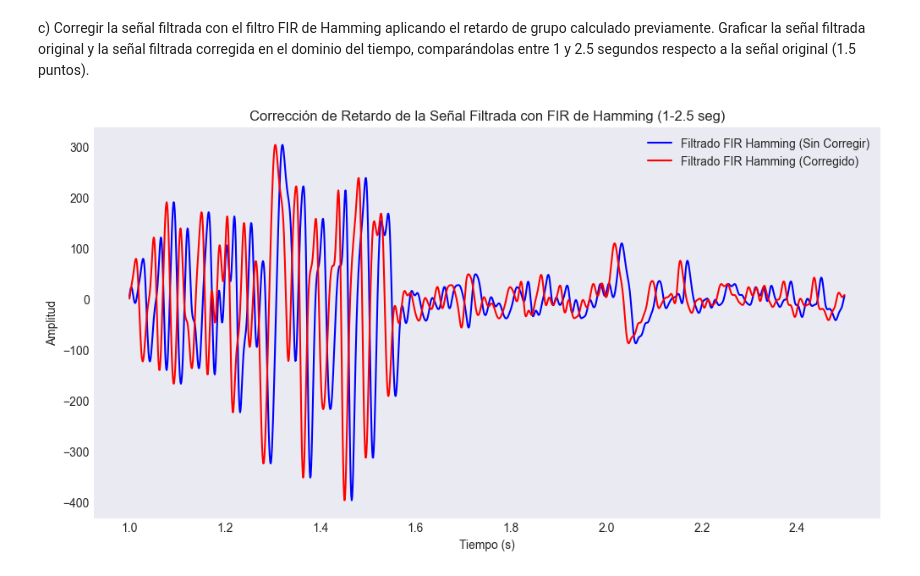
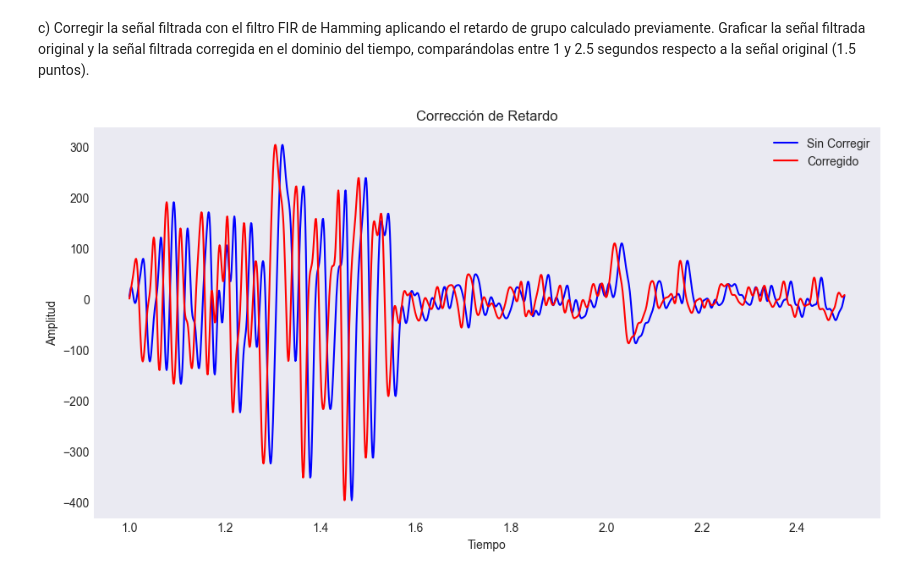
Before and after one commit to ExampleToFollow/PracticasPDS, a Jupyter notebook: Lab4/IF_LAB4_20213704.ipynb, the cells around one changed output. Saved outputs shown, nothing was run; the diff lists cells and outputs as text; code cells hidden in the pictures.

```diff
--- a/Lab4/IF_LAB4_20213704.ipynb
+++ b/Lab4/IF_LAB4_20213704.ipynb
@@ -377,20 +387,16 @@ diferencias observadas (0.5 puntos)
 import numpy as np
 import matplotlib.pyplot as plt
 from scipy.signal import firwin, butter, lfilter
+# Graficar señales filtradas en el intervalo de tiempo 1-2.5 segundos
 
-# Graficar señales filtradas en el intervalo de tiempo 1-2.5 segundos
-start_time = 1
-end_time = 2.5
-start_idx = int(start_time * fs)
-end_idx = int(end_time * fs)
-
+start = int(fs)
+end = int(2.5 * fs)
 plt.figure(figsize=(12, 6))
-plt.plot(t[start_idx:end_idx], emg_signal[start_idx:end_idx], label="Señal Original", color="black")
-plt.plot(t[start_idx:end_idx], emg_hamming[start_idx:end_idx], label="Señal filtrada con Hamming", color="blue")
-plt.plot(t[start_idx:end_idx], emg_filtered_butter[start_idx:end_idx], label="Filtrado IIR Butterworth", color="green")
-
-plt.title("Señales Filtradas con Filtros FIR de Hamming e IIR Butterworth (1-2.5 seg)")
-plt.xlabel("Tiempo (s)")
+plt.plot(t[start:end], emg_signal[start:end], label="Señal inicial", color="black")
+plt.plot(t[start:end], emg_hamming[start:end], label="Filtro con Hamming", color="red")
+plt.plot(t[start:end], emg_filtered_butter[start:end], label="Filtro Butterworth", color="green")
+plt.title("Señales Filtradas")
+plt.xlabel("Tiempo")
 plt.ylabel("Amplitud")
 plt.legend()
 plt.grid()
@@ -432,21 +440,15 @@ previamente. Graficar la señal filtrada original y la señal filtrada corregida
 tiempo, comparándolas entre 1 y 2.5 segundos respecto a la señal original (1.5 puntos).
 # %%
 # Calcular el retardo de grupo promedio para el filtro FIR de Hamming
-prom_retardo_ventana = int(prom_retardo_ventana)
-
-# Aplicar la corrección del retardo a la señal filtrada con el FIR de Hamming
-emg_fir_corrected = np.roll(emg_hamming, -prom_retardo_ventana)
-
-# Graficar señales en el dominio del tiempo entre 1 y 2.5 segundos
+emg_fir_corrected = np.roll(emg_hamming, -int(prom_retardo_ventana)) #Coorremos la señal de cuerdo al delay
 plt.figure(figsize=(12, 6))
-plt.plot(t[start_idx:end_idx], emg_hamming[start_idx:end_idx], label="Filtrado FIR Hamming (Sin Corregir)", color="blue")
-plt.plot(t[start_idx:end_idx], emg_fir_corrected[start_idx:end_idx], label="Filtrado FIR Hamming (Corregido)", color="red")
-
-plt.title("Corrección de Retardo de la Señal Filtrada con FIR de Hamming (1-2.5 seg)")
-plt.xlabel("Tiempo (s)")
+plt.plot(t[start:end], emg_hamming[start:end], label="Sin Corregir", color="blue")
+plt.plot(t[start:end], emg_fir_corrected[start:end], label="Corregido", color="red")
+plt.title("Corrección de Retardo")
+plt.xlabel("Tiempo")
 plt.ylabel("Amplitud")
 plt.legend()
 plt.grid()
 plt.show()
 # %% [output]
-[figure, old version]
+[figure, new version]
```
Also changed, not shown: parts of 23 cells of this notebook.
